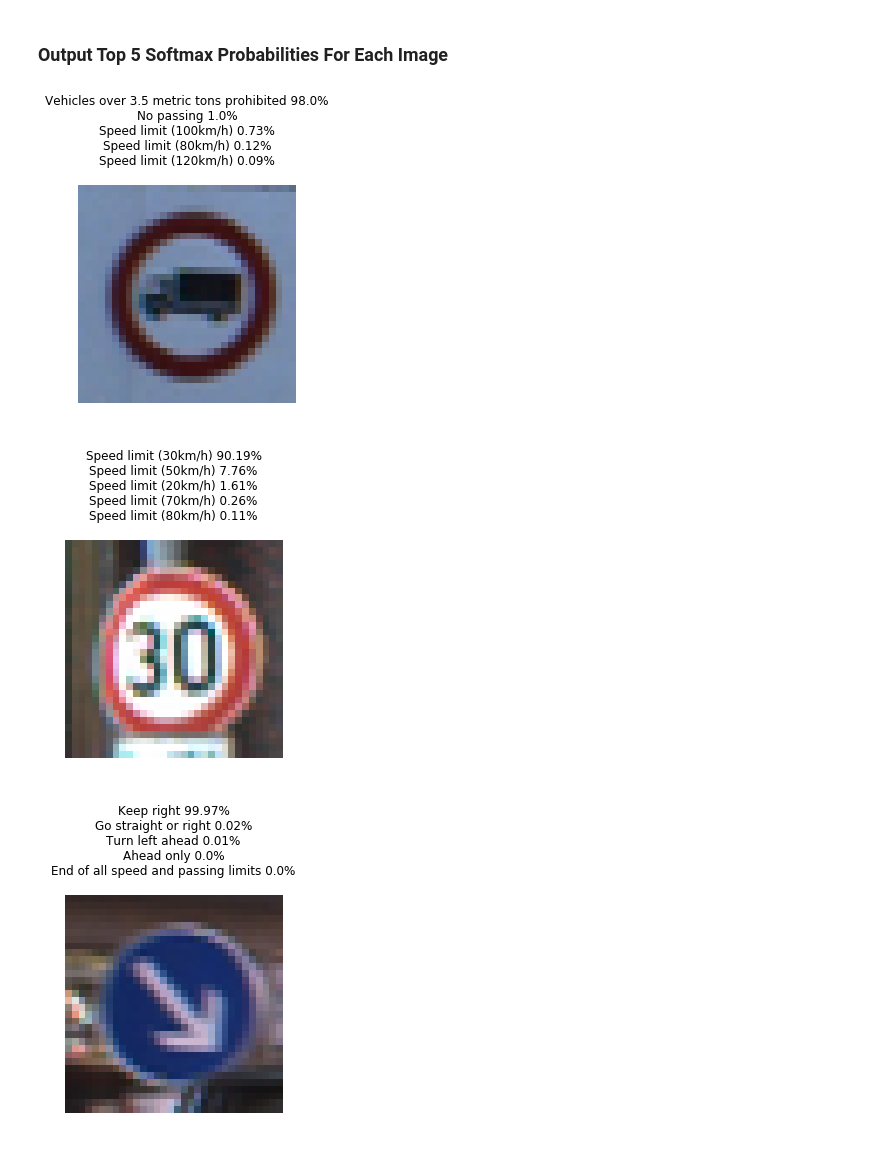
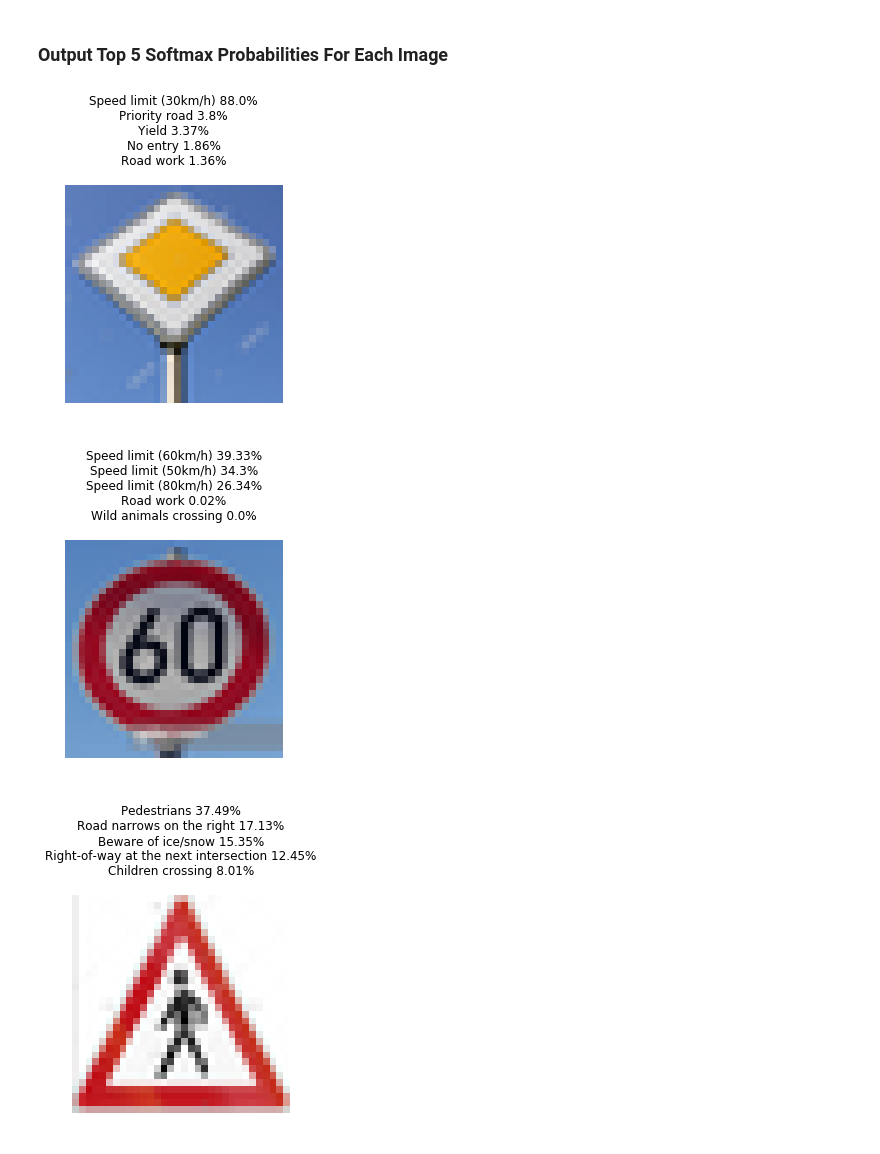
Before and after one commit to malichao/CarND-Traffic-Sign-Classifier-Project, a Jupyter notebook: Traffic_Sign_Classifier.ipynb, the cells around one changed output. Cells and saved outputs as stored; diff of their text form; code cells hidden in the pictures.

```diff
--- a/Traffic_Sign_Classifier.ipynb
+++ b/Traffic_Sign_Classifier.ipynb
@@ -328,33 +333,25 @@ import matplotlib.image as mpimg
 import PIL
 from PIL import Image
 
-path = "GTSRB/Final_Test/Images/"
-files = [file for file in os.listdir(path) if file.endswith('.ppm')]
-files = sorted(files)
-files = files[0:1000]
+path = "new-data-set/"
+files = [file for file in os.listdir(path) if file.endswith('.png')]
 signs = np.empty((0,32,32,3))
 file_num=len(files)
 
-for file in files:
-    img = Image.open(path + file)
+plt.figure(figsize=(12,12))
+image_list=[]
+for i in range(0,file_num):
+    img = Image.open(path + files[i])
     img_resized = img.resize((32,32), PIL.Image.ANTIALIAS)
+    image_list.append(img_resized)
     img_array=np.array(img_resized.getdata()).\
                 reshape(img_resized.size[0], img_resized.size[1], 3)
     signs = np.append(signs, [img_array], axis=0)
-
-print("Loaded ",file_num, "files")
-print("Showing the first 20 pictures")
-
-
-plt.figure(figsize=(image_shape[0]/3,image_shape[1]/3))
-image_list=[]
-for i in range(0,20) :
-    img = Image.open(path + files[i])
-    img_resized = img.resize((32,32), PIL.Image.ANTIALIAS)
-    image_list.append(img_resized)
-    plt.subplot(4, 5, i+1)
+    plt.subplot(1, 6, i+1)
     plt.title(files[i])
     plt.imshow(img_resized)
     plt.axis('off')
+
+print("Loaded ",file_num, "files")
 plt.show()
 # %% [output]
@@ -380,7 +376,7 @@ with tf.Session() as sess:
 
 print("Tested against ",len(predicted_classes),"files")
 plt.figure(figsize=(image_shape[0]/2,image_shape[1]/2))
-for i in range(0,20):
+for i in range(0,file_num):
     plt.subplot(7, 3, i+1)
     plt.title(sign_names[predicted_classes[i]])
     plt.axis('off')
@@ -394,16 +390,10 @@ Tested against  1000 files
 # %%
 ### Calculate the accuracy for these 5 new images.
 ### For example, if the model predicted 1 out of 5 signs correctly, it's 20% accurate on these new images.
-csv_data = np.genfromtxt('GTSRB/Final_Test/GT-final_test.csv', \
-                         delimiter=';', names=True, dtype=None)
-label_indexed= [l[7] for l in csv_data]
-for i in range(0,20):
-    print(predicted_classes[i],"\t",label_indexed[i],"\t",\
-          sign_names[label_indexed[i]])
-
 correct_predicts=0
-for predict,label in zip(predicted_classes,label_indexed):
-    if predict==label:
+for predict,file in zip(predicted_classes,files):
+    label = os.path.splitext(file)[0]
+    if predict==int(label):
         correct_predicts+=1
 
 print()
@@ -433,24 +409,24 @@ Accuracy:  0.864
 # %%
 ##### Print out the top five softmax probabilities for the predictions on the German traffic sign images found on the web.
 ### Feel free to use as many code cells as needed.
 probs_op = tf.nn.softmax(logits)
 top_k_op = tf.nn.top_k(probs_op, k=5)
 top_k = []
 with tf.Session() as sess:
     saver.restore(sess, tf.train.latest_checkpoint('.'))
     top_k = sess.run(top_k_op, feed_dict={x: signs_norm, keep_prob: 1.0})
 prob_values, class_labels = top_k[0], top_k[1]
 
-for i in range(0,10):
+for i in range(0,file_num):
     title=''
     for certainty, label in zip(prob_values[i], class_labels[i]):
         title += sign_names[label] + ' ' + \
                     str(round(certainty* 100., 2)) + '%\n'
     plt.title(title)
     plt.axis('off')
     plt.imshow(image_list[i])
     plt.show()
 # %% [output]
-[figure, old version]
+[figure, new version]
-[figure, old version]
+[figure, new version]
-[figure, old version]
+[figure, new version]
```
Also changed, not shown: parts of 6 cells of this notebook, 16 other files.
